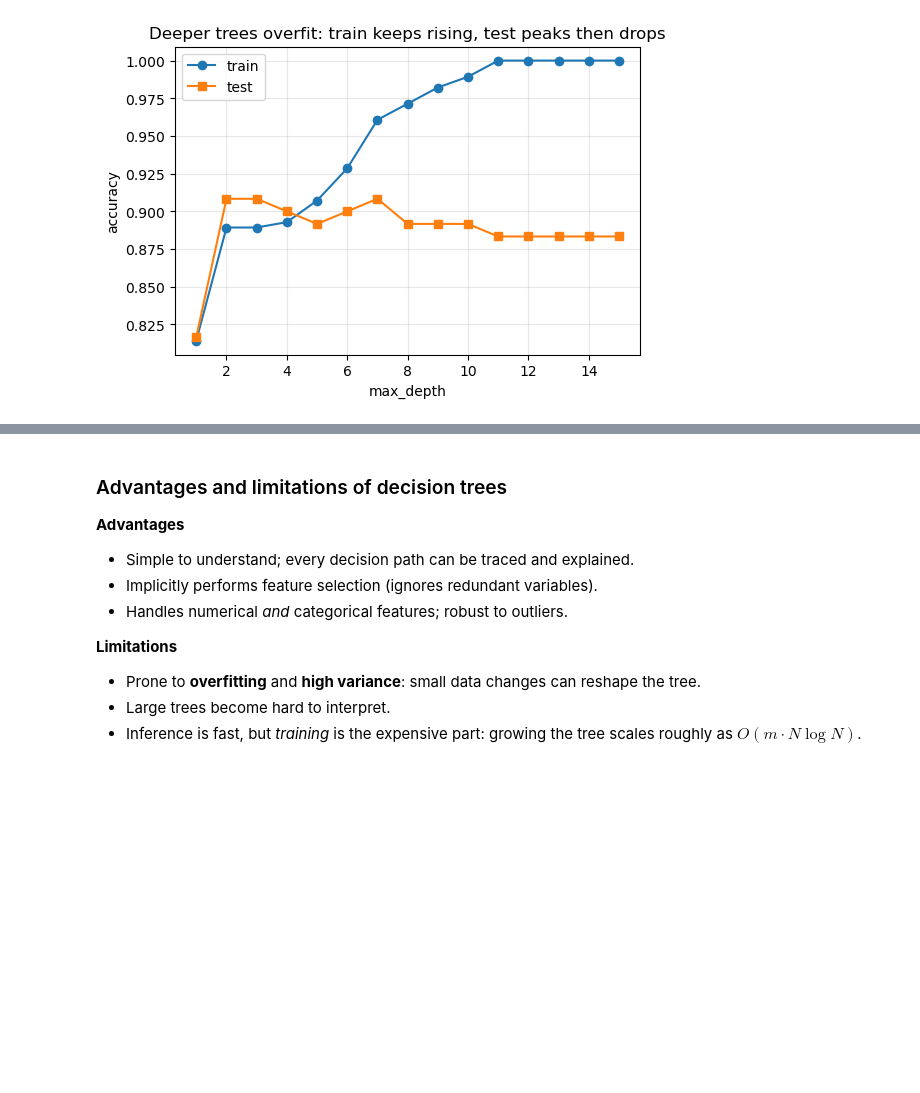
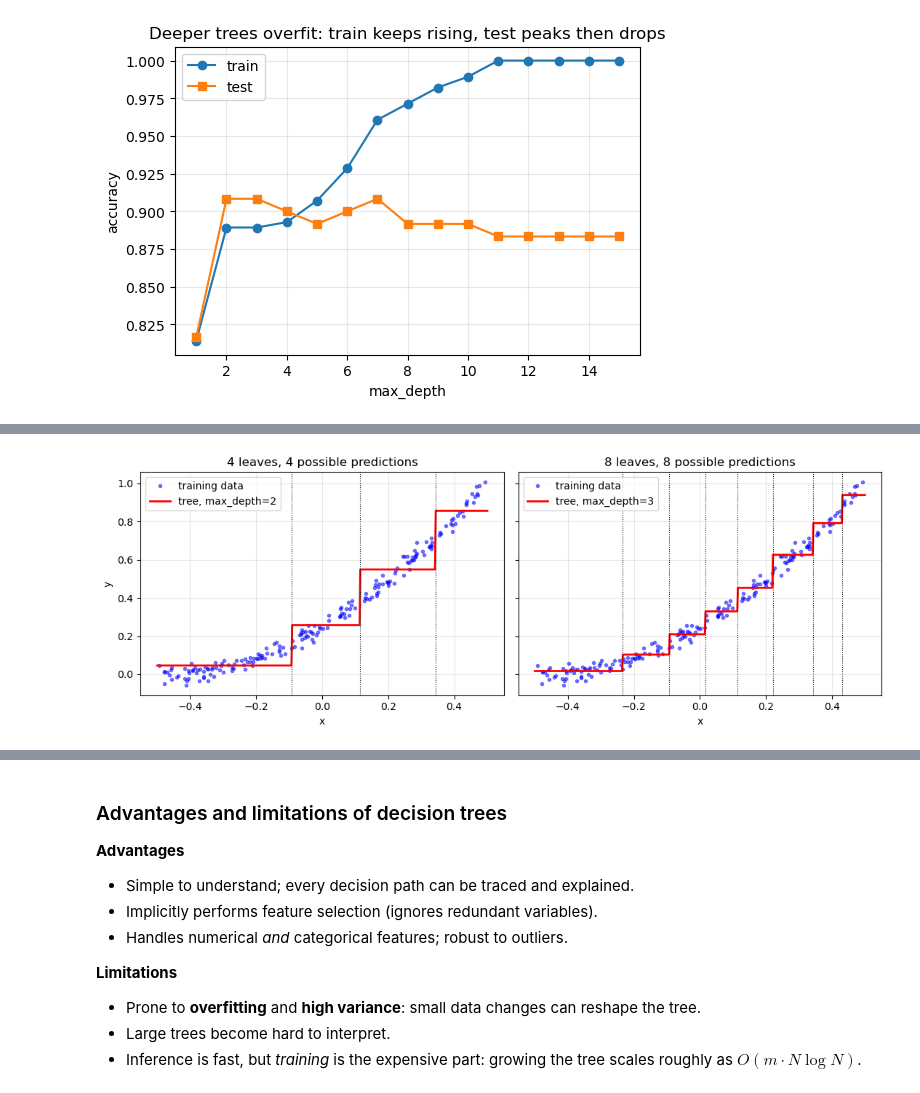
Before and after one commit to dmw2166/ML4Climate2026, a Jupyter notebook: lectures_ML/SupervisedML/treesforests.ipynb, the cells around one changed output, grey strips where cells are left out. Drawn from its saved outputs; the diff is of its cells as text; code cells hidden in the pictures; blank space fills up the shorter version.

```diff
--- a/lectures_ML/SupervisedML/treesforests.ipynb
+++ b/lectures_ML/SupervisedML/treesforests.ipynb
@@ -112,0 +124,20 @@ plt.show()
+# %%
+from sklearn.tree import DecisionTreeRegressor
+
+rng = np.random.default_rng(42)
+Xq = rng.uniform(-0.5, 0.5, size=(200, 1))
+yq = (Xq[:, 0] + 0.5) ** 2 + rng.normal(0, 0.025, size=200)      # quadratic plus noise
+xg = np.linspace(-0.5, 0.5, 500).reshape(-1, 1)
+
+fig, axs = plt.subplots(1, 2, figsize=(11, 4), sharey=True)
+for ax, depth in zip(axs, [2, 3]):
+    reg = DecisionTreeRegressor(max_depth=depth, random_state=42).fit(Xq, yq)
+    ax.plot(Xq, yq, "b.", alpha=0.5, label="training data")
+    ax.plot(xg, reg.predict(xg), "r-", lw=2, label=f"tree, max_depth={depth}")
+    for thr in sorted(reg.tree_.threshold[reg.tree_.threshold > -2]):
+        ax.axvline(thr, color="k", ls=":", lw=0.8)
+    ax.set_xlabel("x"); ax.set_title(f"{2 ** depth} leaves, {2 ** depth} possible predictions"); ax.legend(); ax.grid(alpha=0.3)
+axs[0].set_ylabel("y")
+plt.tight_layout(); plt.show()
+# %% [output]
+[figure, added]
```
Also changed, not shown: parts of 11 cells of this notebook.
